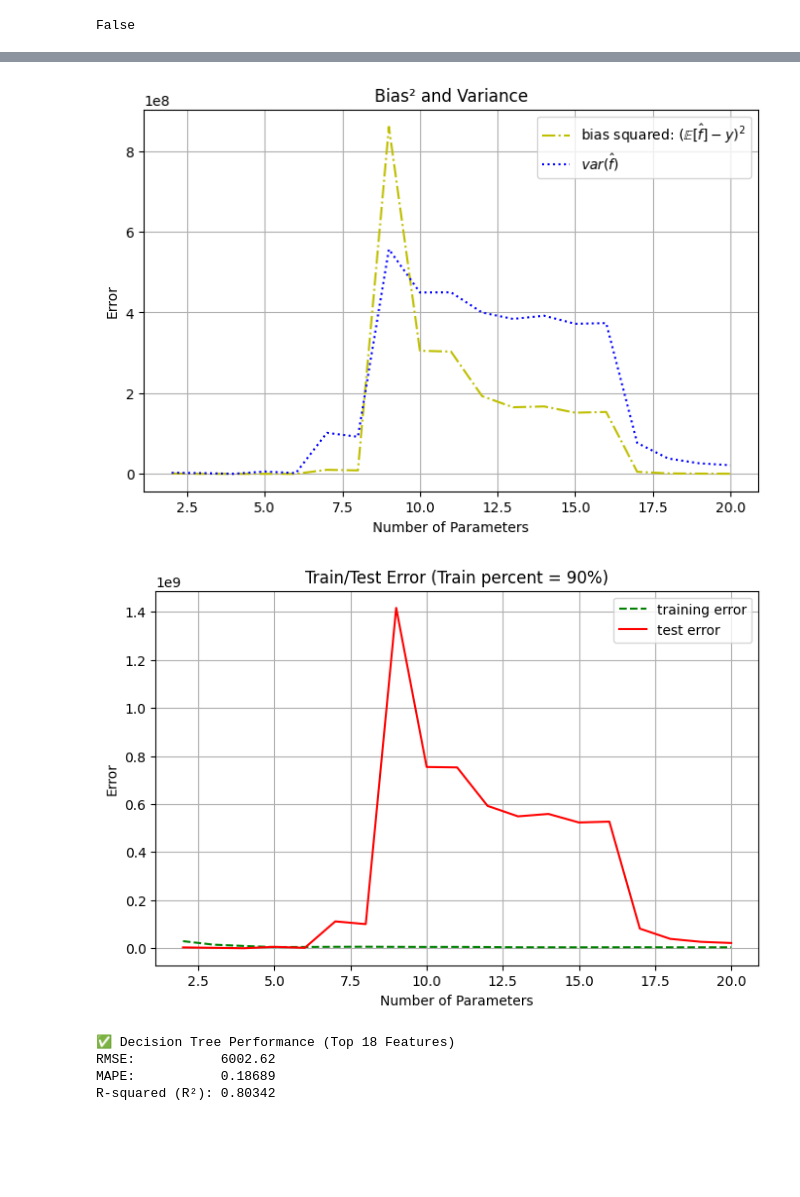
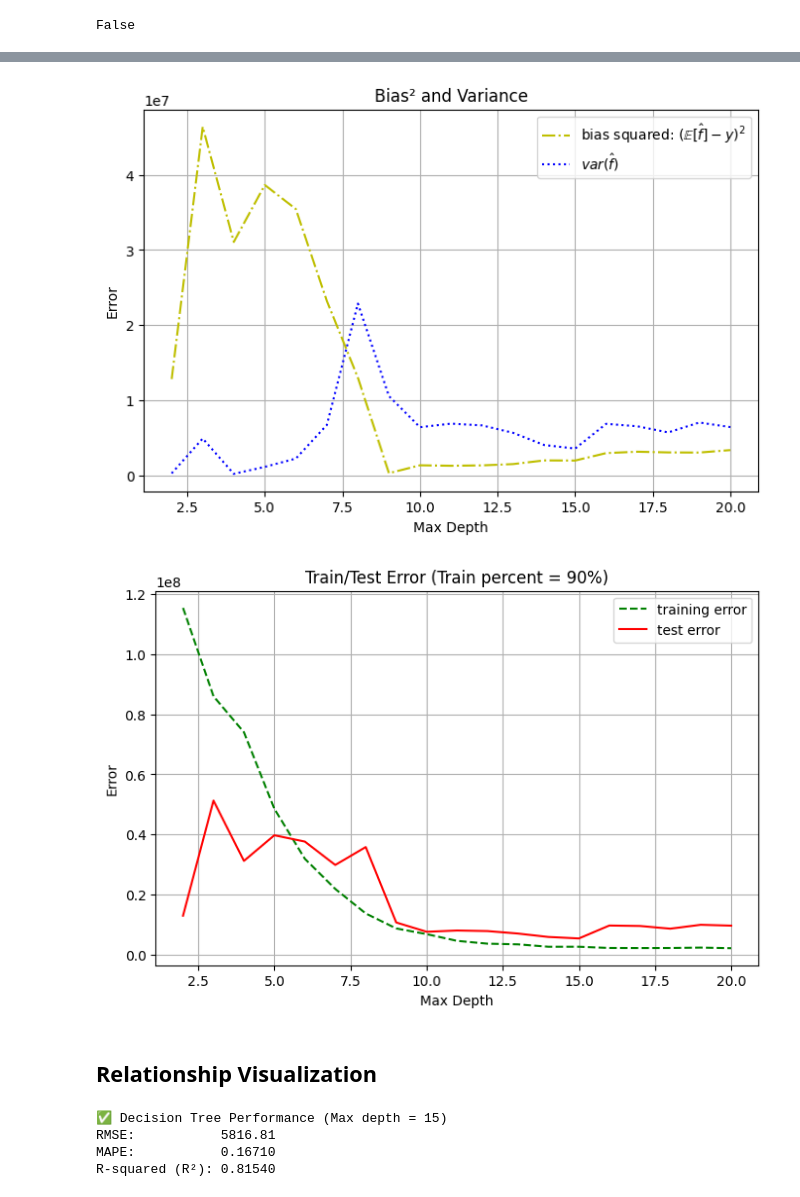
Before and after one commit to ndstt/01204314-65-Statistics-for-Computer-Engineering-Applications, a Jupyter notebook: final_project/part1/part1v2.ipynb, the cells around one changed output, grey strips where cells are left out. Cells and saved outputs as stored; diff of their text form; code cells hidden in the pictures; blank space fills up the shorter version.

```diff
--- a/final_project/part1/part1v2.ipynb
+++ b/final_project/part1/part1v2.ipynb
@@ -574,17 +561,26 @@ Best R² Score from CV: 0.7951045225009272
 # %%
+'''
+To measure the bias-variance tradeoff across different model complexities (i.e., max_depth from 2 to 20),
+we fixed the ground truth y using a Decision Tree model with `max_depth = 10`.
+This value was selected because it sits approximately in the middle of the tested range and provides a balanced model
+not too simple (which would underfit) and not too complex (which might overfit).
+
+Fixing the ground truth using a reasonably well-performing model ensures a fair reference point to evaluate
+how predictions from other models deviate due to bias or variance.
+'''
+
 # 🔹 Parameters
 test_percent = 0.2
 train_percent = 0.9
 num_iterations = 1000
-
-ground_truth_y_list = []
+num_features = len(input_vars)
 
 # 🔹 Split
-main_X_train, X_test, main_y_train, y_test = train_test_split(X, y, test_size=test_percent, random_state=42)
+main_X_train, X_test, main_y_train, y_test = train_test_split(X.iloc[:, :num_features], y, test_size=test_percent, random_state=42)
 
-# 🔹 ไม่จำเป็นต้อง scale สำหรับ decision tree
 train_size = int(len(main_X_train) * train_percent)
 test_f_hat = np.zeros(num_iterations)
+ground_truth_y_list = []
 
 # ✅ Fix จุด ground truth ตลอดทั้ง iteration
 ground_truth_idx = np.random.randint(len(y_test))
@@ -596,7 +592,7 @@ for i in range(num_iterations):
     X_train_subset = main_X_train.iloc[rand_index]
     y_train_subset = main_y_train.iloc[rand_index]
 
-    model = DecisionTreeRegressor(max_depth=10, min_samples_split=5, random_state=42)
+    model = DecisionTreeRegressor(max_depth=10, min_samples_split=5, random_state=42)  # max_depth ตรงนี้คือ default ที่ใช้เทียบ
     model.fit(X_train_subset, y_train_subset)
     test_pred = model.predict(X_test)
 
@@ -684,7 +680,7 @@ for i in range(num_iterations):
         param_X_train = scaled_X_train[:, :num_params]
         param_X_test = scaled_X_test[:, :num_params]
 
-        model = DecisionTreeRegressor(max_depth=10, min_samples_split=5, random_state=42)
+        model = DecisionTreeRegressor(max_depth=num_params, min_samples_split=5, random_state=42)
         model.fit(param_X_train, y_train)
 
         train_pred = model.predict(param_X_train)
@@ -702,43 +698,51 @@ train_error = np.mean(train_squared_error, axis=1)
 # %%
 # 🔹 กราฟ 1: Bias² และ Variance
 plt.figure(figsize=(8, 5))
 plt.plot(param_list, bias_squared, 'y-.', label=r'bias squared: $(\mathbb{E}[\hat{f}] - y)^2$')
 plt.plot(param_list, var_f_hat, 'b:', label=r'$var(\hat{f})$')
-plt.xlabel('Number of Parameters')
+plt.xlabel('Max Depth')
 plt.ylabel('Error')
 plt.title('Bias² and Variance')
 plt.legend()
 plt.grid(True)
 plt.show()
 
 # 🔹 กราฟ 2: Training และ Test Error
 plt.figure(figsize=(8, 5))
 plt.plot(param_list, train_error, 'g--', label='training error')
 plt.plot(param_list, test_error, 'r', label='test error')
-plt.xlabel('Number of Parameters')
+plt.xlabel('Max Depth')
 plt.ylabel('Error')
 plt.title(f'Train/Test Error (Train percent = {int(train_percent * 100)}%)')
 plt.legend()
 plt.grid(True)
 plt.show()
 # %% [output]
-[figure, old version]
+[figure, new version]
-[figure, old version]
+[figure, new version]
+# %% [markdown]
+## Relationship Visualization
 # %%
+'''
+จากการวิเคราะห์ bias-variance trade-off พบว่า แม้โมเดลที่มี max_depth = 12 จะมีค่า bias² ต่ำ แต่ variance เริ่มมีแนวโน้มเพิ่มขึ้น
+ในขณะที่โมเดลที่มี max_depth = 15 มีทั้ง bias² และ variance ที่อยู่ในระดับสมดุลกันมากกว่า อีกทั้งยังให้ค่า test error ต่ำที่สุด
+จึงพิจารณาว่า max_depth = 15 เป็นค่าที่เหมาะสมที่สุดในการใช้งานจริง เพื่อหลีกเลี่ยงทั้ง underfitting และ overfitting
+'''
+
 from sklearn.metrics import mean_squared_error, mean_absolute_percentage_error, r2_score
 from sklearn.model_selection import train_test_split
 import numpy as np
 
-# 🔹 เลือก top k features (จาก bias-variance graph — ใช้ 13 features)
-num_selected_features = 18
-final_X = X.iloc[:, :num_selected_features]
+# 🔹 เลือก top k features
+depth = 15
+final_X = X.iloc[:, :len(input_vars)]
 final_y = y
 
 # 🔹 แบ่ง Train/Test
 X_train, X_test, y_train, y_test = train_test_split(final_X, final_y, test_size=0.2, random_state=42)
 
 # 🔹 เทรนโมเดล (ใช้ best decision tree ที่ได้จาก GridSearchCV)
-model = DecisionTreeRegressor(max_depth=10, min_samples_split=5, random_state=42)
+model = DecisionTreeRegressor(max_depth=depth, min_samples_split=5, random_state=42)
 model.fit(X_train, y_train)
 
 # 🔹 พยากรณ์
@@ -750,12 +754,12 @@ mape = mean_absolute_percentage_error(y_test, y_pred)
 r2 = r2_score(y_test, y_pred)
 
 # 🔹 แสดงผล
-print(f'✅ Decision Tree Performance (Top {num_selected_features} Features)')
+print(f'✅ Decision Tree Performance (Max depth = {depth})')
 print(f'RMSE:           {rmse:.2f}')
 print(f'MAPE:           {mape:.5f}')
 print(f'R-squared (R²): {r2:.5f}')
 # %% [output]
-✅ Decision Tree Performance (Top 18 Features)
-RMSE:           6002.62
-MAPE:           0.18689
-R-squared (R²): 0.80342
+✅ Decision Tree Performance (Max depth = 15)
+RMSE:           5816.81
+MAPE:           0.16710
+R-squared (R²): 0.81540
```
Also changed, not shown: parts of 16 cells of this notebook, 4 other files.
